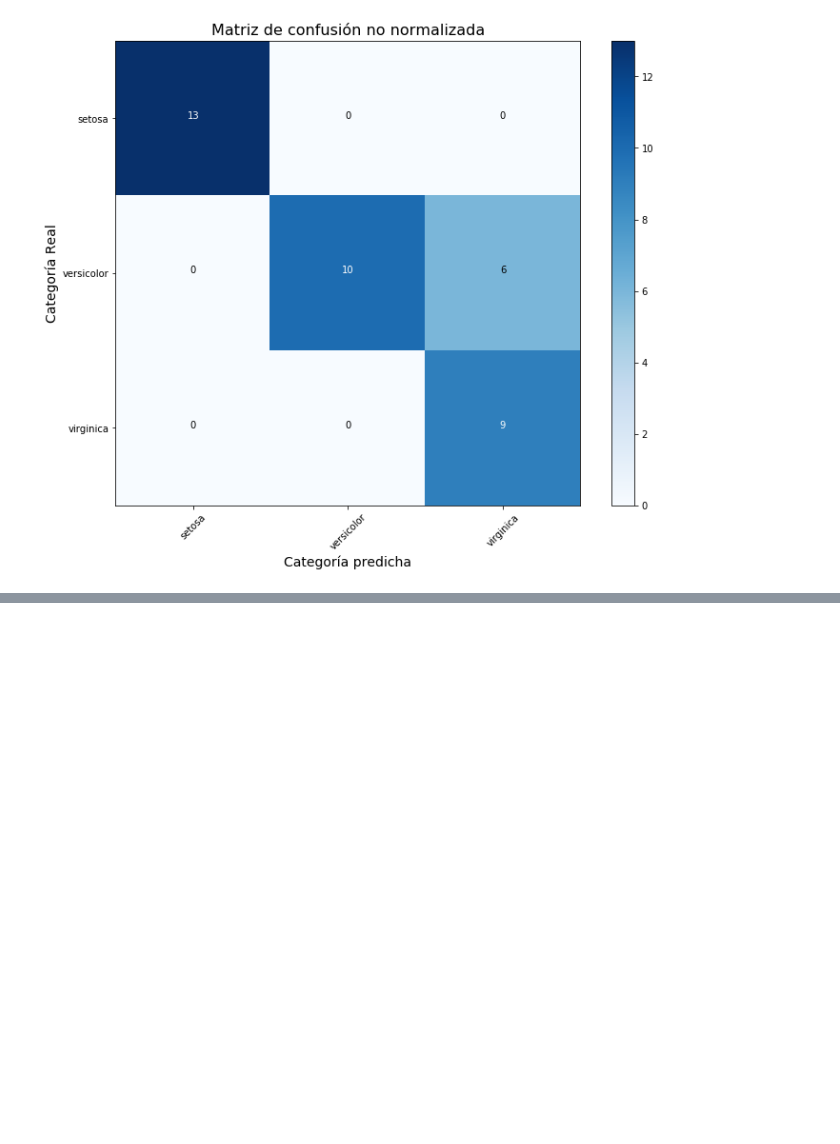
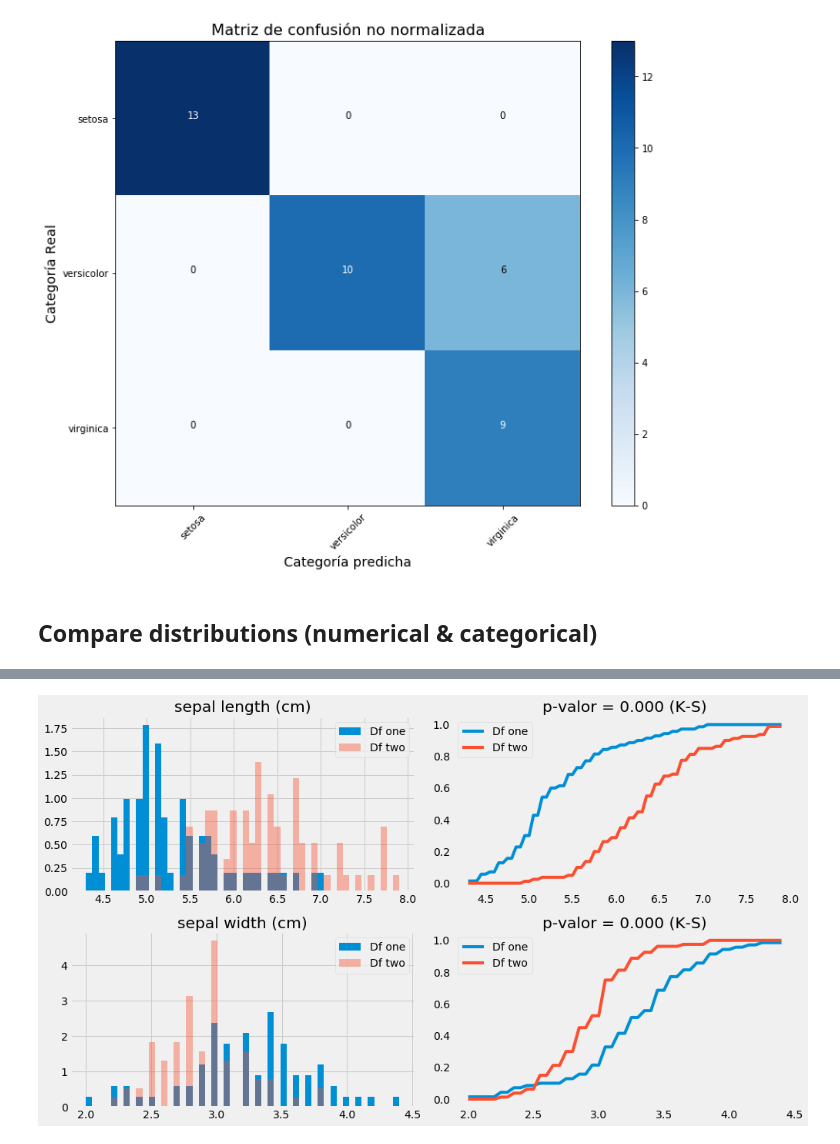
Before and after one commit to SpikeLab-CL/SpikePy, a Jupyter notebook: Notebooks/plots_helpers.ipynb, the cells around one changed output, grey strips where cells are left out. Drawn from its saved outputs; the diff is of its cells as text; code cells hidden in the pictures; blank space fills up the shorter version.

Commit message:
Three extra plot_helpers: compare distributions and pdp plot

```diff
--- a/Notebooks/plots_helpers.ipynb
+++ b/Notebooks/plots_helpers.ipynb
@@ -40,3 +43,24 @@ sp.plot_confusion_matrix(cnf_matrix, classes=class_names,
 # %% [output]
 [figure]
 [figure]
+# %% [markdown]
+## Compare distributions (numerical & categorical)
+# %%
+import pandas as pd
+iris = datasets.load_iris()
+import matplotlib
+matplotlib.style.use("fivethirtyeight")
+X = iris.data
+y = iris.target
+class_names = iris.target_names
+df = pd.DataFrame(X, columns=iris.feature_names)
+df['target'] = y
+df['target'] = pd.Categorical(df['target'])
+df['group_sepal'] = pd.cut(df['sepal length (cm)'], bins=5)
+df['group_petal'] = pd.cut(df['petal length (cm)'], bins=8)
+df1 = df[0:70]
+df2 = df[70::]
+# %%
+sp.compare_cont_dists(df1, df2, ['sepal length (cm)', 'sepal width (cm)'],
+                     labels=['Df one', 'Df two']);
+# %% [output]
@@ -42,0 +68 @@ sp.plot_confusion_matrix(cnf_matrix, classes=class_names,
+[figure, added]
```
Also changed, not shown: parts of 6 cells of this notebook, 1 other file.
